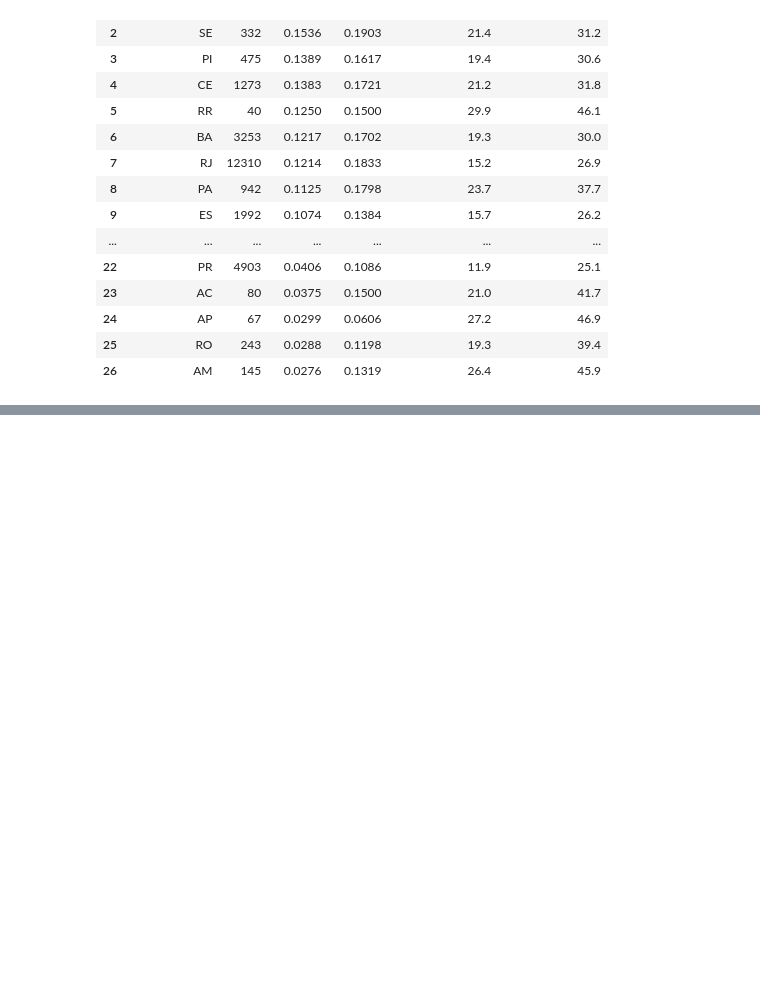
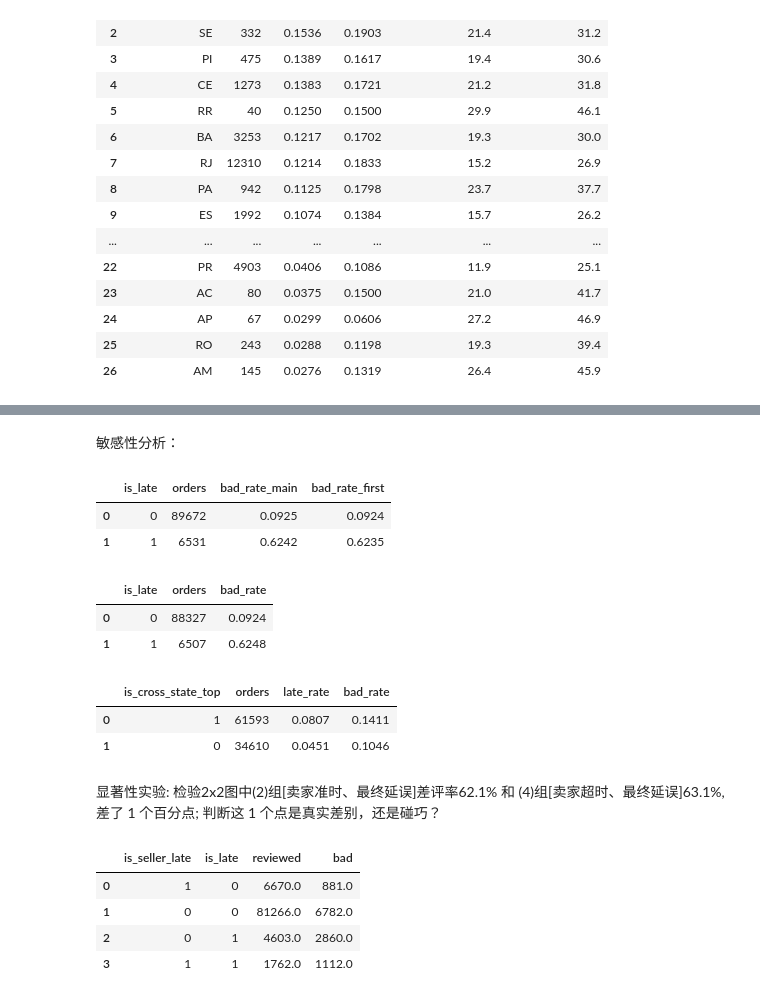
Before and after one commit to LeeMichael-L/olist-analytics, a Jupyter notebook: python/m3_fulfillment.ipynb, the cells around one changed output, grey strips where cells are left out. Cells and saved outputs as stored; diff of their text form; code cells hidden in the pictures; blank space fills up the shorter version.

Commit message:
[S2] M3.5 敏感性分析与显著性检验 + 模块3小结

```diff
--- a/python/m3_fulfillment.ipynb
+++ b/python/m3_fulfillment.ipynb
@@ -311,0 +312,69 @@ plt.show()
+# %% [markdown]
+敏感性分析：
+# %%
+#S1：主口径: 多次评价取最后一次(D-013), 替代口径：取第一次评价
+sql_1 = """
+SELECT is_late,
+       COUNT(*)                              AS orders,
+       ROUND(AVG(is_bad_review), 4)          AS bad_rate_main,
+       ROUND(AVG(first_review_score <= 2), 4) AS bad_rate_first
+FROM dws_order_fulfillment
+GROUP BY is_late;
+"""
+df_1 = run_query(sql_1)
+df_1
+# %% [output]
+|  | is_late | orders | bad_rate_main | bad_rate_first |
+| 0 | 0 | 89672 | 0.0925 | 0.0924 |
+| 1 | 1 | 6531 | 0.6242 | 0.6235 |
+# %%
+#S2：主口径: 时间戳异常的订单保留(D-014), 替代口径: 剔除时间戳异常订单
+sql_2 = """
+SELECT is_late,
+       COUNT(*)                     AS orders,
+       ROUND(AVG(is_bad_review), 4) AS bad_rate
+FROM dws_order_fulfillment
+WHERE has_ts_anomaly = 0
+GROUP BY is_late;
+"""
+df_2 = run_query(sql_2)
+df_2
+# %% [output]
+|  | is_late | orders | bad_rate |
+| 0 | 0 | 88327 | 0.0924 |
+| 1 | 1 | 6507 | 0.6248 |
+# %%
+#S3：主口径: 跨州只算单卖家订单, 替代口径: 多卖家订单按GMV最大卖家归属
+sql_3 = """
+SELECT is_cross_state_top,
+       COUNT(*)                     AS orders,
+       ROUND(AVG(is_late), 4)       AS late_rate,
+       ROUND(AVG(is_bad_review), 4) AS bad_rate
+FROM dws_order_fulfillment
+GROUP BY is_cross_state_top;
+"""
+df_3 = run_query(sql_3)
+df_3
+# %% [output]
+|  | is_cross_state_top | orders | late_rate | bad_rate |
+| 0 | 1 | 61593 | 0.0807 | 0.1411 |
+| 1 | 0 | 34610 | 0.0451 | 0.1046 |
+# %% [markdown]
+显著性实验: 检验2x2图中(2)组[卖家准时、最终延误]差评率62.1% 和 (4)组[卖家超时、最终延误]63.1%, 差了 1 个百分点; 判断这 1 个点是真实差别，还是碰巧？
+# %%
+sql = """
+SELECT is_seller_late, is_late,
+       SUM(has_review)    AS reviewed,
+       SUM(is_bad_review) AS bad
+FROM dws_order_fulfillment
+WHERE is_seller_late IS NOT NULL
+GROUP BY is_seller_late, is_late;
+"""
+df = run_query(sql)
+df
+# %% [output]
+|  | is_seller_late | is_late | reviewed | bad |
+| 0 | 1 | 0 | 6670.0 | 881.0 |
+| 1 | 0 | 0 | 81266.0 | 6782.0 |
+| 2 | 0 | 1 | 4603.0 | 2860.0 |
+| 3 | 1 | 1 | 1762.0 | 1112.0 |
```
Also changed, not shown: parts of 2 cells of this notebook, 3 other files.
